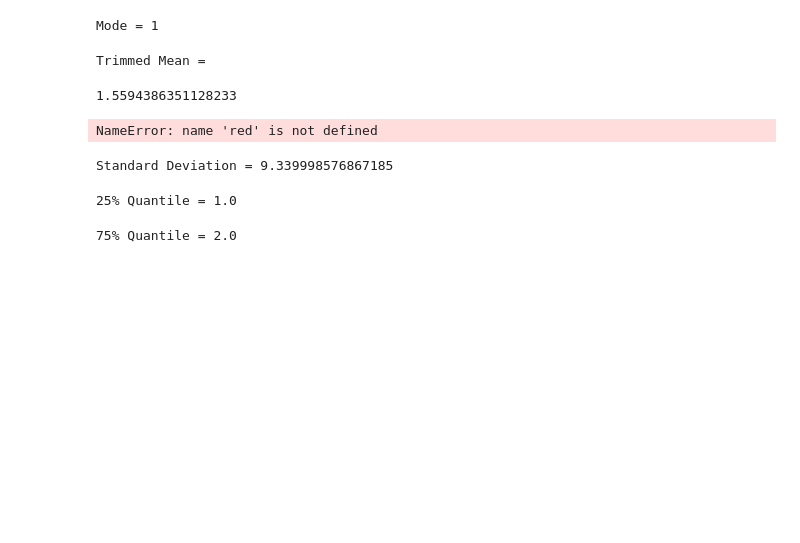
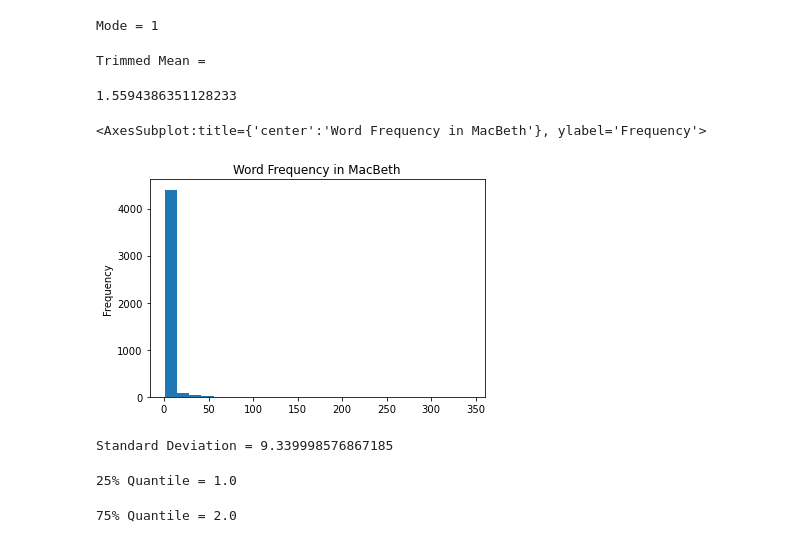
Before and after one commit to alex-lansing/dh140, a Jupyter notebook: Assignment 7/Assignment07.ipynb, the cells around one changed output. Drawn from its saved outputs; the diff is of its cells as text; code cells hidden in the pictures; blank space fills up the shorter version.

```diff
--- a/Assignment 7/Assignment07.ipynb
+++ b/Assignment 7/Assignment07.ipynb
@@ -55,10 +55,10 @@ Trimmed Mean =
 # %%
 df['count'].plot(kind='hist',
                  bins=25,
-                 color= red,
                  title='Word Frequency in MacBeth')
 # %% [output]
-NameError: name 'red' is not defined
+<AxesSubplot:title={'center':'Word Frequency in MacBeth'}, ylabel='Frequency'>
+[figure, added]
 # %%
 StD = df['count'].std()
 Percent25 = df['count'].quantile(0.25)
```
